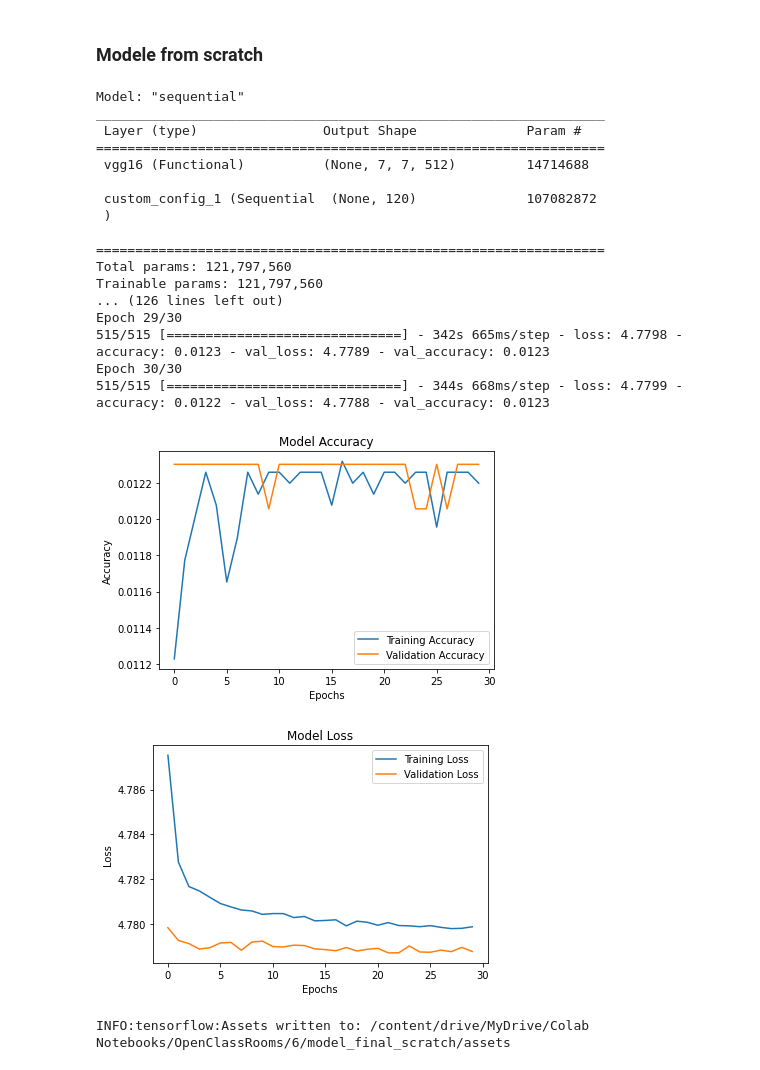
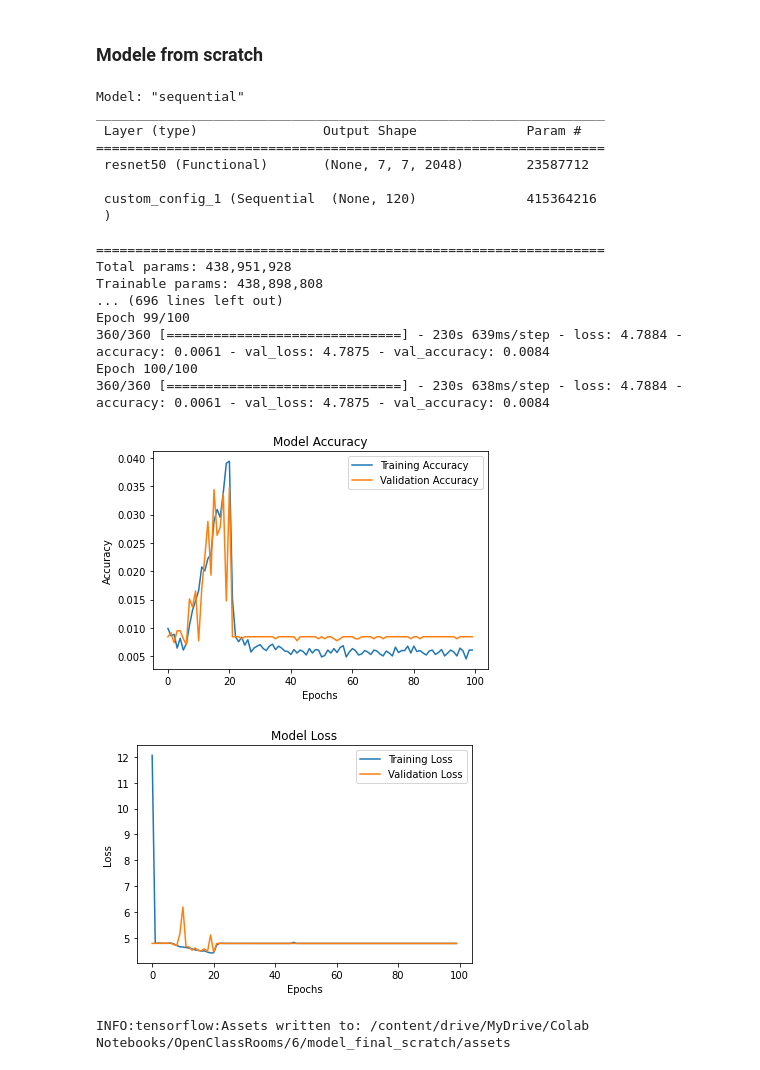
Before and after one commit to VincentNFR/openclassrooms_p06, a Jupyter notebook: model_from_scratch.ipynb, the cells around one changed output. Drawn from its saved outputs; the diff is of its cells as text; code cells hidden in the pictures.

```diff
--- a/model_from_scratch.ipynb
+++ b/model_from_scratch.ipynb
@@ -42,7 +53,7 @@ from skimage.transform import resize
 from tqdm.notebook import trange, tqdm
 
 np.random.seed(1)
-train_data_dir = '/content/drive/MyDrive/Colab Notebooks/OpenClassRooms/6/Images'
+train_data_dir = '/content/drive/MyDrive/Colab Notebooks/OpenClassRooms/6/Images_train'
 
 img_width, img_height = 224, 224
 batch_size = 32
@@ -113,7 +124,7 @@ def import_model(conv_model_type, input_shape=(224, 224, 3), weights=None, train
         classifier_activation="softmax",
         )
     else:
-        conv_model = tf.keras.applications.RestNet50(
+        conv_model = tf.keras.applications.ResNet50(
         include_top=include_top,
         weights=weights,
         input_shape=input_shape,
@@ -161,9 +172,9 @@ configuration_1 = Sequential(
 # %% [markdown]
 ### Modele from scratch
 # %%
-epochs = 30
+epochs = 100
 
-model = import_model(conv_model_type='vgg', input_shape=(224, 224, 3), weights=None, train_state=True, custom_model=configuration_1, lr=1e-3)
+model = import_model(conv_model_type='resnet', input_shape=(224, 224, 3), weights=None, train_state=True, custom_model=configuration_1, lr=1e-3)
 
 history = model.fit(
     train_generator,
@@ -173,44 +184,44 @@ history = model.fit(
     validation_steps = nb_valid_samples//batch_size,
     verbose = 1,
     shuffle = True
 )
 
 plt.subplot()
 plt.title('Model Accuracy')
 plt.plot(history.history['accuracy'])
 plt.plot(history.history['val_accuracy'])
 plt.ylabel('Accuracy')
 plt.xlabel('Epochs')
 plt.legend(['Training Accuracy','Validation Accuracy'])
 plt.show()
 
 plt.title('Model Loss')
 plt.plot(history.history['loss'])
 plt.plot(history.history['val_loss'])
 plt.ylabel('Loss')
 plt.xlabel('Epochs')
 plt.legend(['Training Loss','Validation Loss'])
 plt.show()
 # %% [output]
 Model: "sequential"
 _________________________________________________________________
  Layer (type)                Output Shape              Param #
 =================================================================
- vgg16 (Functional)          (None, 7, 7, 512)         14714688
+ resnet50 (Functional)       (None, 7, 7, 2048)        23587712
 
- custom_config_1 (Sequential  (None, 120)              107082872
+ custom_config_1 (Sequential  (None, 120)              415364216
  )
 
 =================================================================
-Total params: 121,797,560
-Trainable params: 121,797,560
-... (126 lines left out)
-Epoch 29/30
-515/515 [==============================] - 342s 665ms/step - loss: 4.7798 - accuracy: 0.0123 - val_loss: 4.7789 - val_accuracy: 0.0123
-Epoch 30/30
-515/515 [==============================] - 344s 668ms/step - loss: 4.7799 - accuracy: 0.0122 - val_loss: 4.7788 - val_accuracy: 0.0123
+Total params: 438,951,928
+Trainable params: 438,898,808
+... (696 lines left out)
+Epoch 99/100
+360/360 [==============================] - 230s 639ms/step - loss: 4.7884 - accuracy: 0.0061 - val_loss: 4.7875 - val_accuracy: 0.0084
+Epoch 100/100
+360/360 [==============================] - 230s 638ms/step - loss: 4.7884 - accuracy: 0.0061 - val_loss: 4.7875 - val_accuracy: 0.0084
-[figure, old version]
+[figure, new version]
-[figure, old version]
+[figure, new version]
 # %%
 model.save('/content/drive/MyDrive/Colab Notebooks/OpenClassRooms/6/model_final_scratch')
 # %% [output]
```
Also changed, not shown: parts of 12 cells of this notebook.
